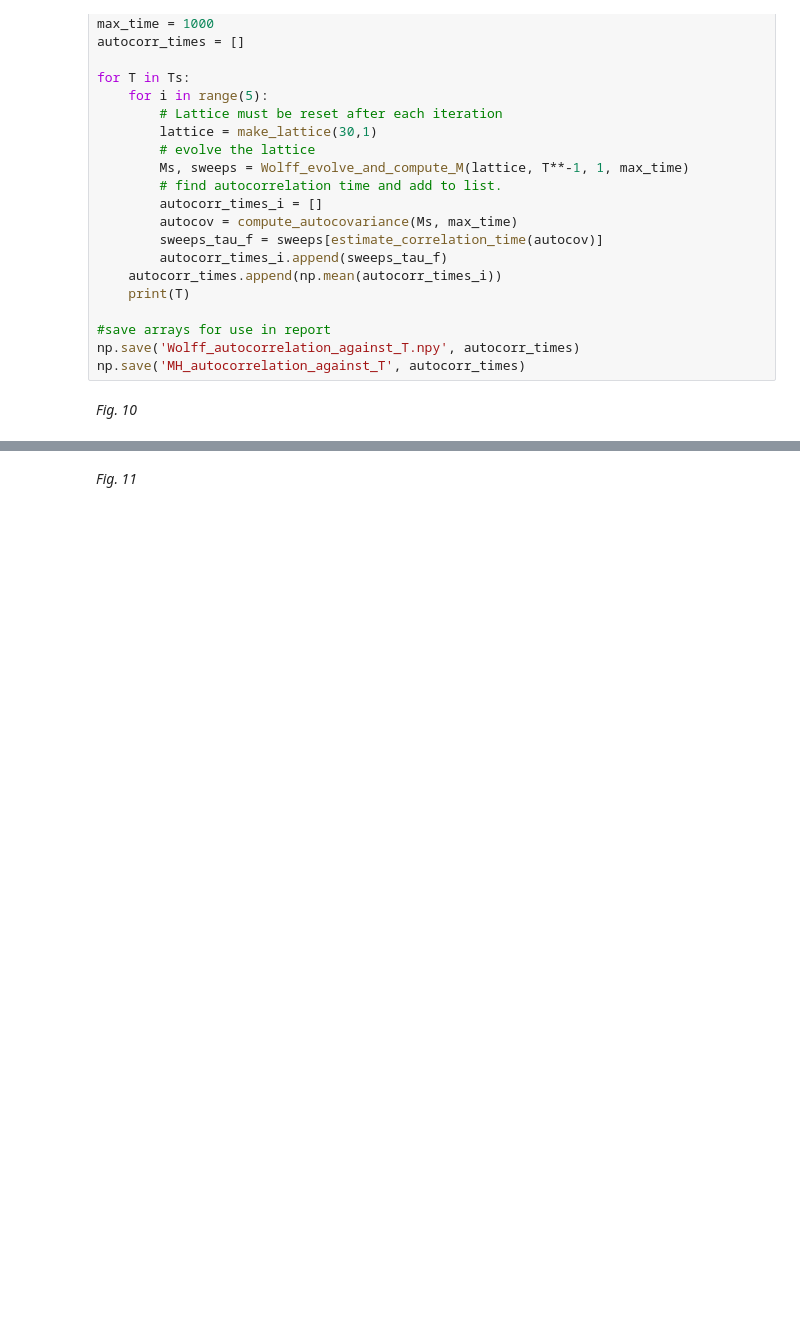
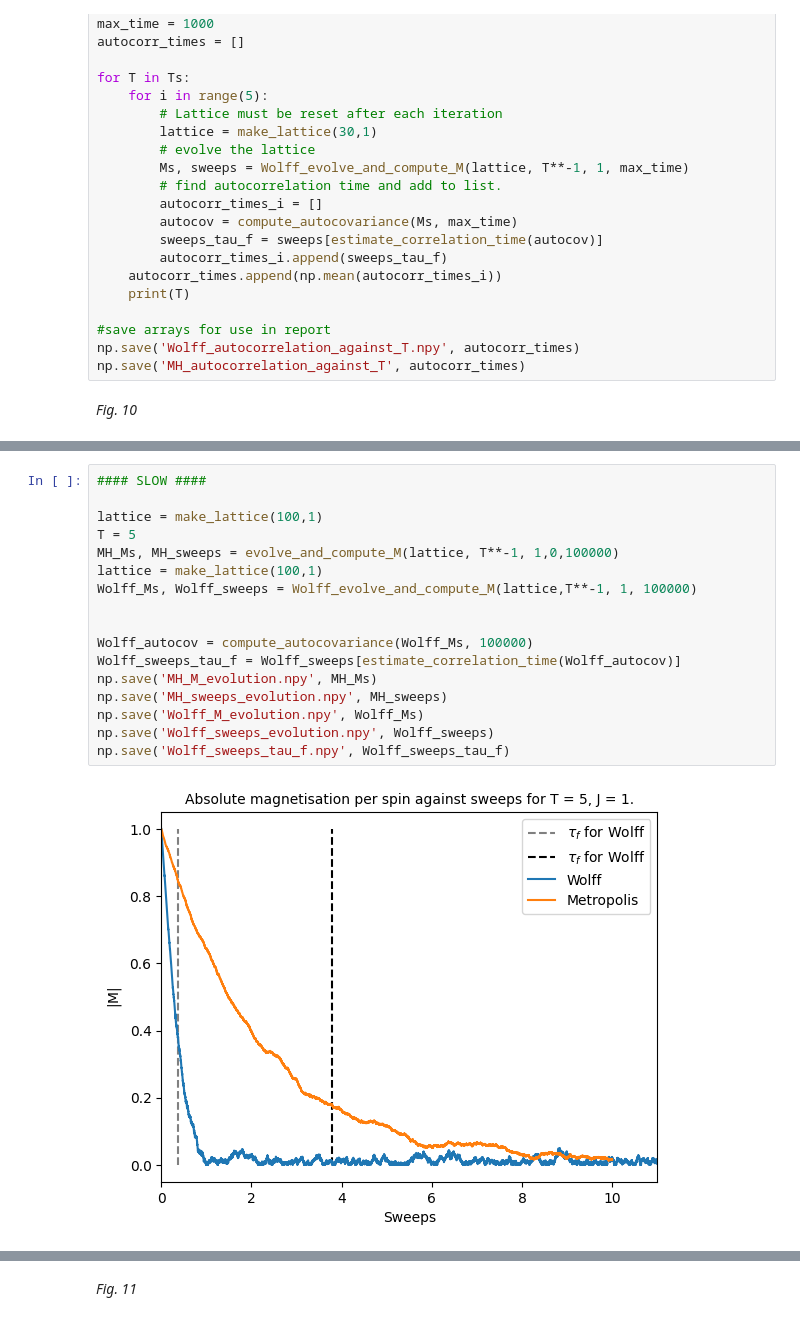
Before and after one commit to Part-II-Computational-Physics/cluster-algorithms-for-monte-carlo-jbd29, a Jupyter notebook: Report.ipynb, the cells around one changed output, grey strips where cells are left out. Cells and saved outputs as stored; diff of their text form; blank space fills up the shorter version.

```diff
--- a/Report.ipynb
+++ b/Report.ipynb
@@ -644 +640,20 @@ The
+# %%
+#### SLOW ####
+
+lattice = make_lattice(100,1)
+T = 5
+MH_Ms, MH_sweeps = evolve_and_compute_M(lattice, T**-1, 1,0,100000)
+lattice = make_lattice(100,1)
+Wolff_Ms, Wolff_sweeps = Wolff_evolve_and_compute_M(lattice,T**-1, 1, 100000)
+
+
+Wolff_autocov = compute_autocovariance(Wolff_Ms, 100000)
+Wolff_sweeps_tau_f = Wolff_sweeps[estimate_correlation_time(Wolff_autocov)]
+np.save('MH_M_evolution.npy', MH_Ms)
+np.save('MH_sweeps_evolution.npy', MH_sweeps)
+np.save('Wolff_M_evolution.npy', Wolff_Ms)
+np.save('Wolff_sweeps_evolution.npy', Wolff_sweeps)
+np.save('Wolff_sweeps_tau_f.npy', Wolff_sweeps_tau_f)
+# %% [output]
+[figure, added]
 # %%
```
Also changed, not shown: parts of 3 cells of this notebook, 5 other files.
